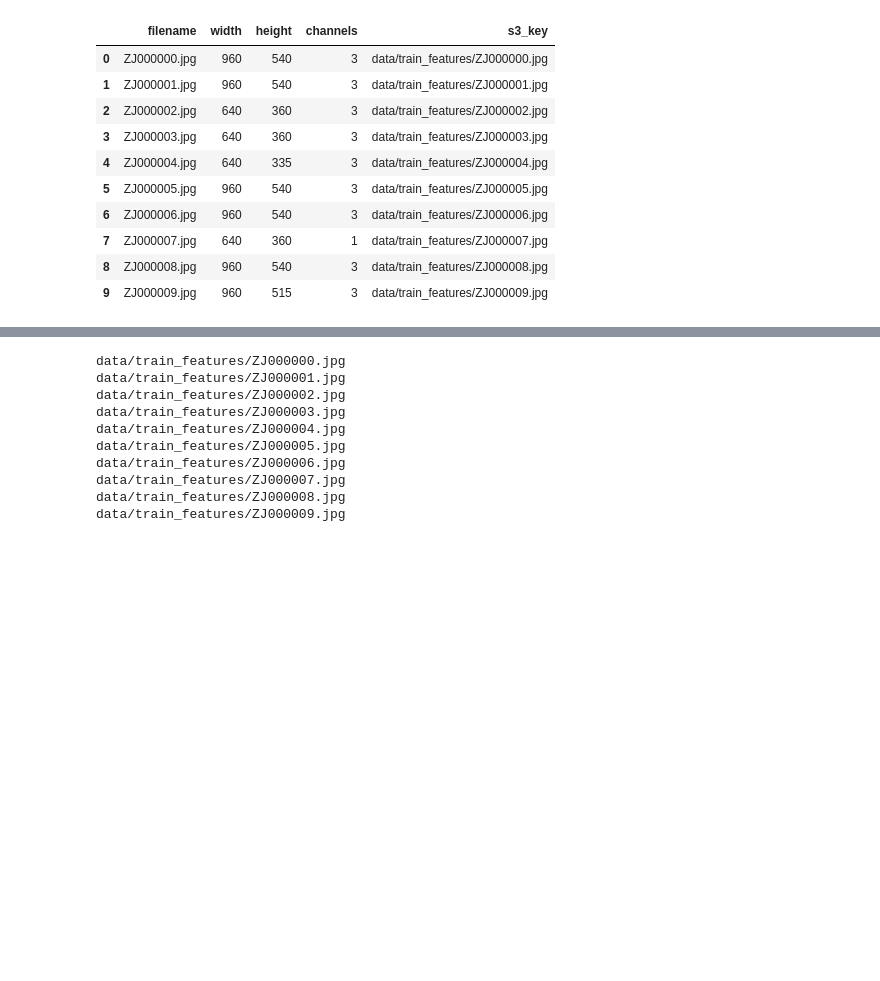
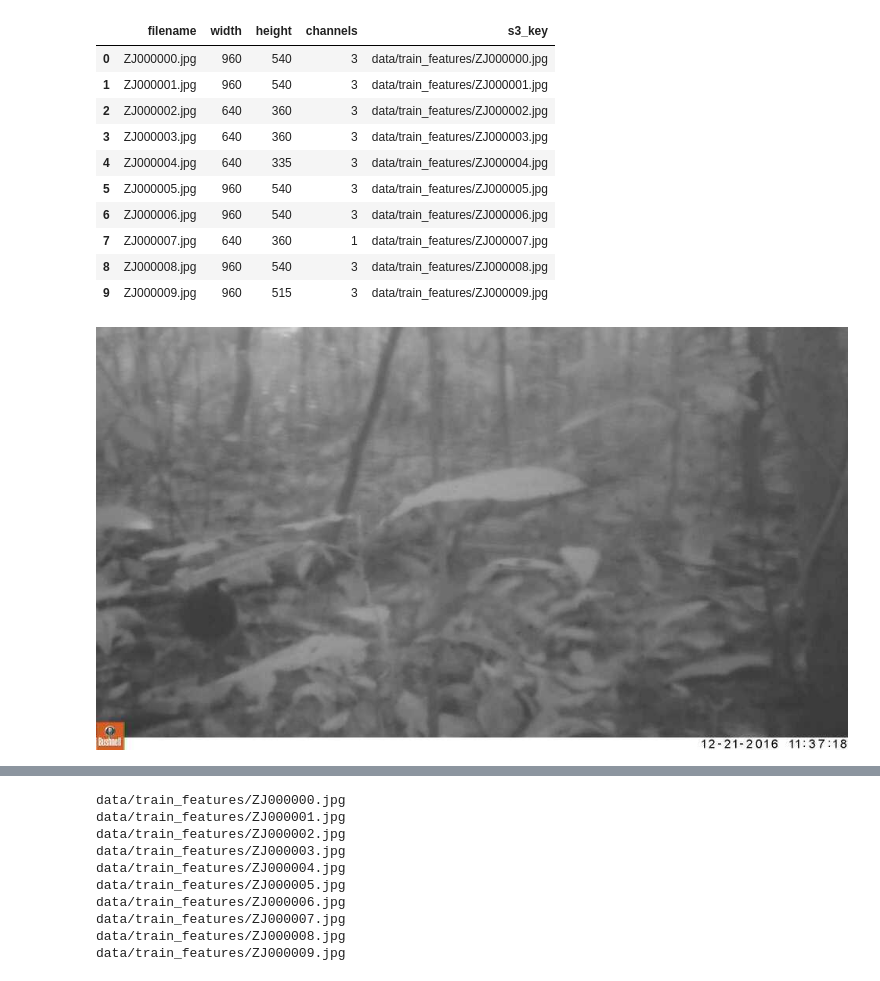
Before and after one commit to amannindra/DSS-Image-Classification, a Jupyter notebook: DSSAnimalClassification/dssTesting.ipynb, the cells around one changed output, grey strips where cells are left out. Drawn from its saved outputs; the diff is of its cells as text; code cells hidden in the pictures; blank space fills up the shorter version.

```diff
--- a/DSSAnimalClassification/dssTesting.ipynb
+++ b/DSSAnimalClassification/dssTesting.ipynb
@@ -233,3 +331,12 @@ Found 16488 images
 | 7 | ZJ000007.jpg | 640 | 360 | 1 | data/train_features/ZJ000007.jpg |
 | 8 | ZJ000008.jpg | 960 | 540 | 3 | data/train_features/ZJ000008.jpg |
 | 9 | ZJ000009.jpg | 960 | 515 | 3 | data/train_features/ZJ000009.jpg |
+# %%
+all_train_image_key = frame['s3_key']
+all_train_image_key
+
+image = get_image_from_s3(bucket_name, all_train_image_key[0])
+image2 = get_image_from_s3(bucket_name, all_train_image_key[1])
+image
+# %% [output]
+[figure, added]
```
Also changed, not shown: parts of 9 cells of this notebook, 9 other files.
